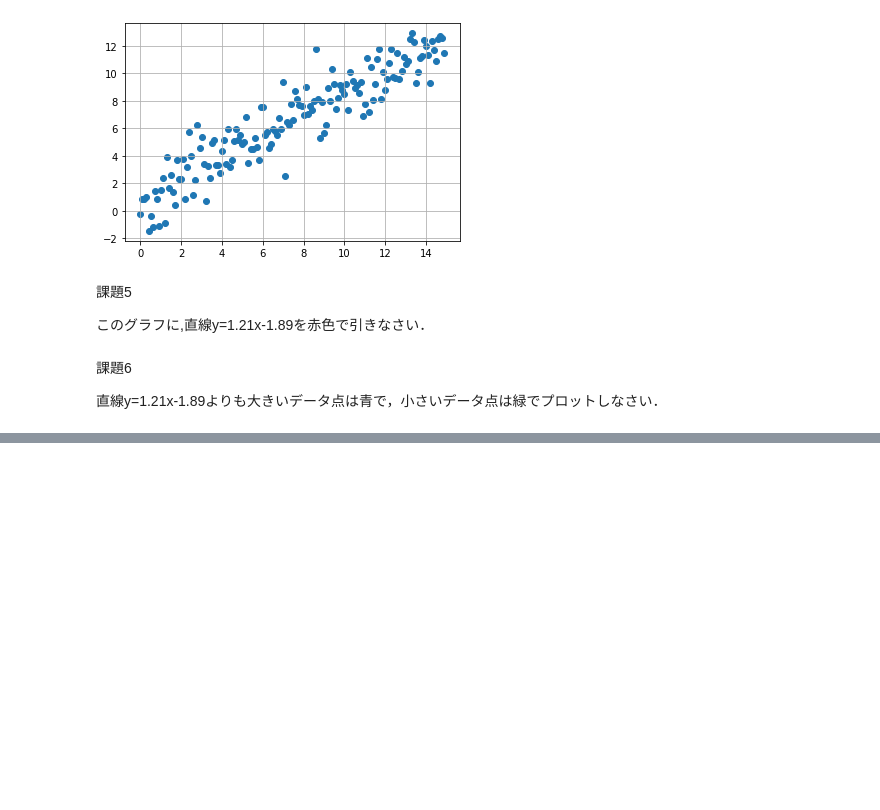
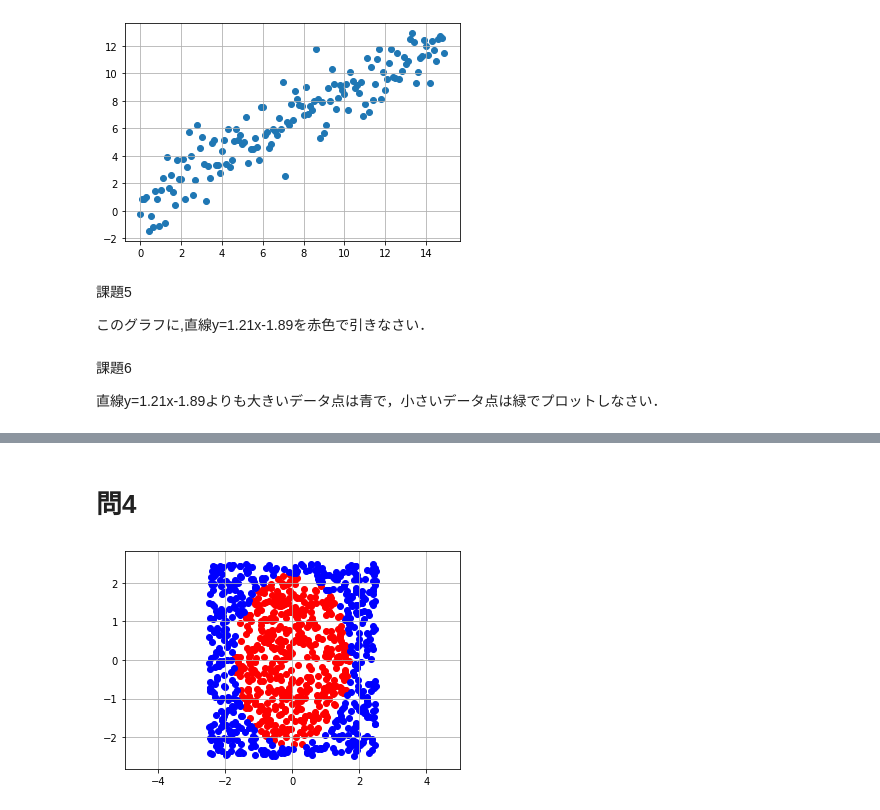
Before and after one commit to OedaLabClass/J4_Programming, a Jupyter notebook: Beginner_for_Python/matplotlib.ipynb, the cells around one changed output, grey strips where cells are left out. Saved outputs shown, nothing was run; the diff lists cells and outputs as text; code cells hidden in the pictures; blank space fills up the shorter version.

```diff
--- a/Beginner_for_Python/matplotlib.ipynb
+++ b/Beginner_for_Python/matplotlib.ipynb
@@ -394,0 +528,43 @@ plt.show()
+# %% [markdown]
+# 問4
+# %%
+import numpy as np
+import matplotlib.pyplot as plt
+
+# 楕円
+def mathfunc(x,y):
+    return x**2/3 + y**2/5
+
+# -2.5から2．5の一様乱数
+num = 1000
+x = (np.random.rand(num)-0.5)*2.0*2.5
+y = (np.random.rand(num)-0.5)*2.0*2.5
+
+# 楕円の内側（X1, Y1）, 外側（X2， Y2）
+X1 = []
+Y1 = []
+X2 = []
+Y2 = []
+for i in range(num):
+  if mathfunc(x[i],y[i])<1:
+    X1.append(x[i])
+    Y1.append(y[i])
+  else:
+    X2.append(x[i])
+    Y2.append(y[i])
+
+# 楕円の散布図
+plt.scatter(X1, Y1, color='red')
+plt.scatter(X2, Y2, color='blue')
+
+
+# 適切な表示範囲を指定
+plt.xlim(xmin, xmax)
+
+# グリッド追加
+plt.grid(True)
+
+# 表示
+plt.show()
+# %% [output]
+[figure, added]
```
Also changed, not shown: parts of 11 cells of this notebook.
